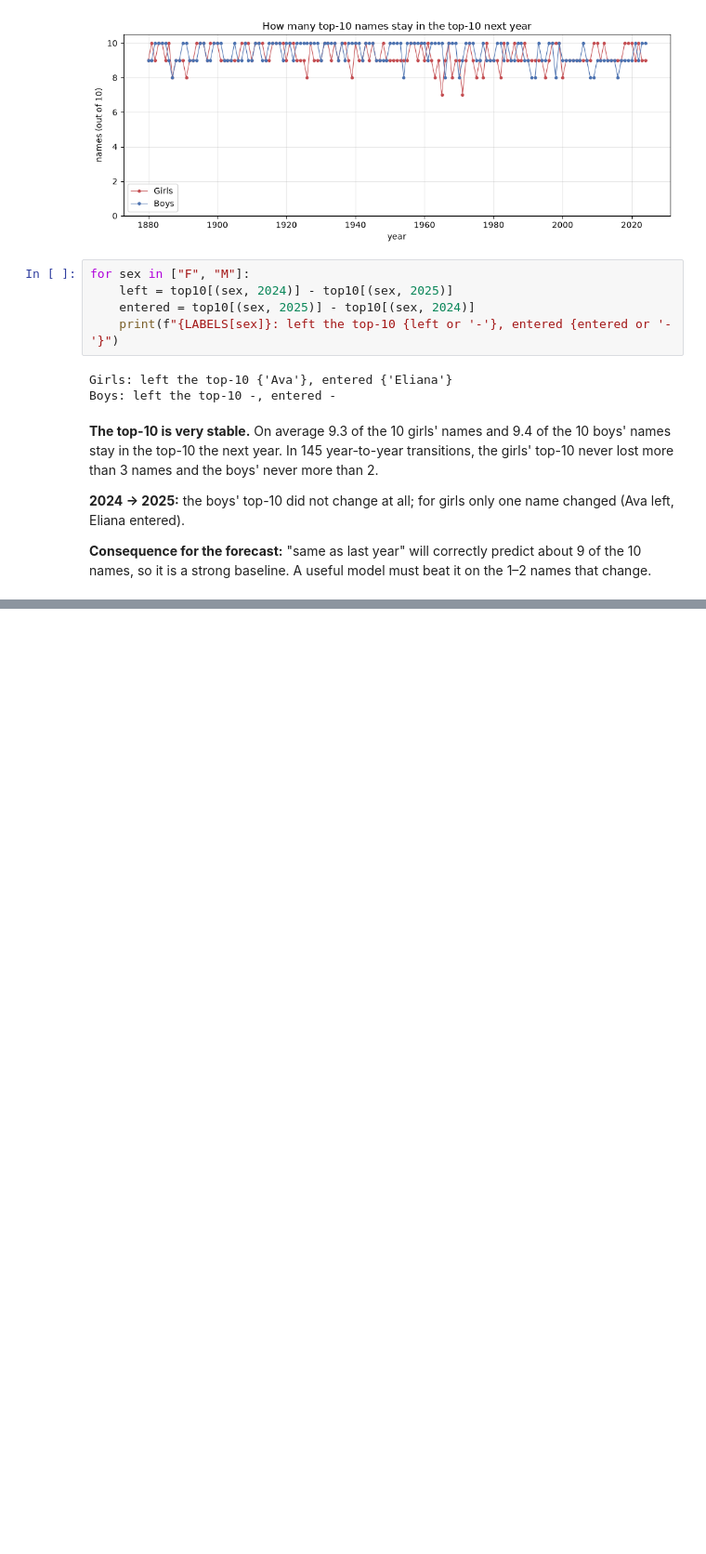
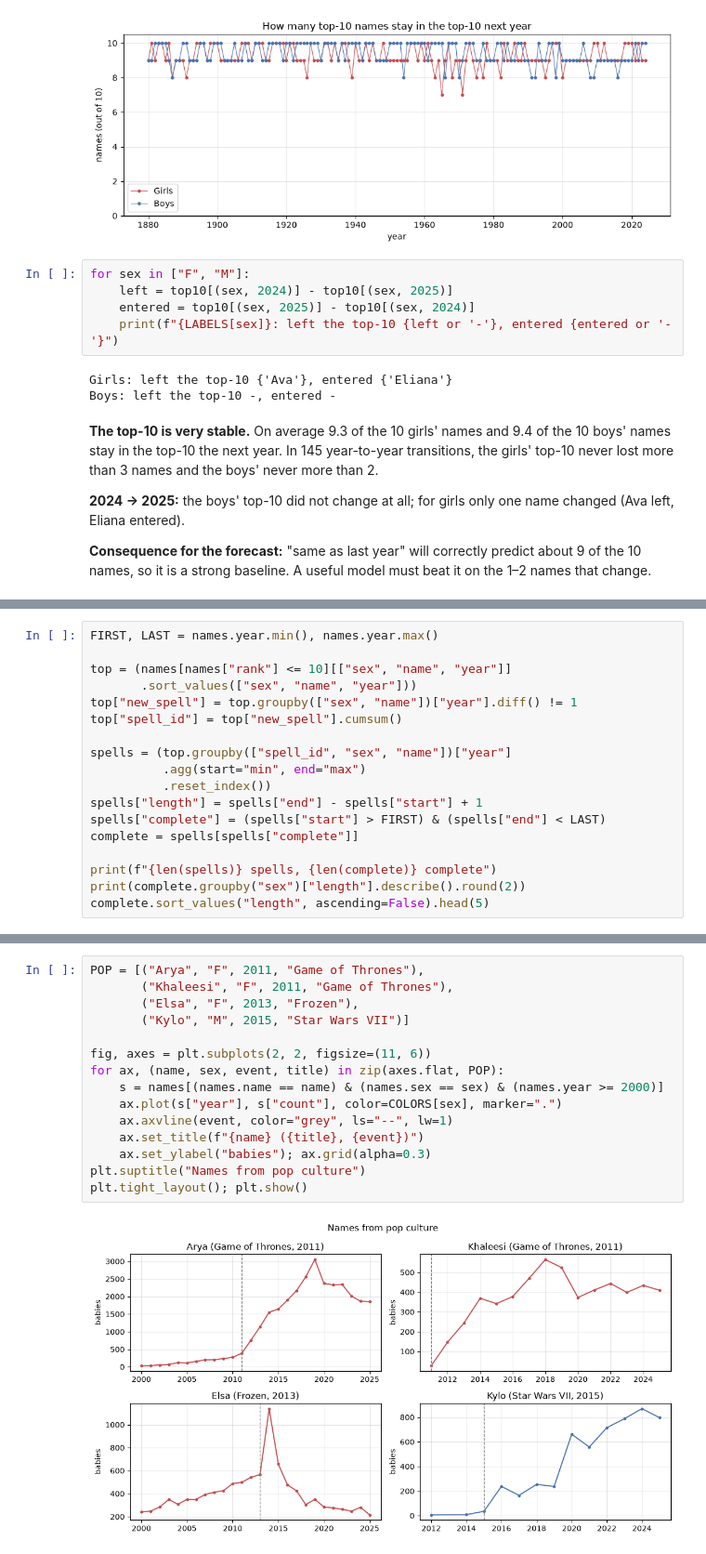
Before and after one commit to annaring2023/names_2027, a Jupyter notebook: part_B_diversity.ipynb, the cells around one changed output, grey strips where cells are left out. Shown at 93% size. Saved outputs shown, nothing was run; the diff lists cells and outputs as text; blank space fills up the shorter version.

```diff
--- a/part_B_diversity.ipynb
+++ b/part_B_diversity.ipynb
@@ -253,0 +263,18 @@ names stay in the top-10 the next year.  In 145 year-to-year transitions, the gi
+# %%
+FIRST, LAST = names.year.min(), names.year.max()
+
+top = (names[names["rank"] <= 10][["sex", "name", "year"]]
+       .sort_values(["sex", "name", "year"]))
+top["new_spell"] = top.groupby(["sex", "name"])["year"].diff() != 1
+top["spell_id"] = top["new_spell"].cumsum()
+
+spells = (top.groupby(["spell_id", "sex", "name"])["year"]
+          .agg(start="min", end="max")
+          .reset_index())
+spells["length"] = spells["end"] - spells["start"] + 1
+spells["complete"] = (spells["start"] > FIRST) & (spells["end"] < LAST)
+complete = spells[spells["complete"]]
+
+print(f"{len(spells)} spells, {len(complete)} complete")
+print(complete.groupby("sex")["length"].describe().round(2))
+complete.sort_values("length", ascending=False).head(5)
@@ -253,0 +394,17 @@ names stay in the top-10 the next year.  In 145 year-to-year transitions, the gi
+# %%
+POP = [("Arya", "F", 2011, "Game of Thrones"),
+       ("Khaleesi", "F", 2011, "Game of Thrones"),
+       ("Elsa", "F", 2013, "Frozen"),
+       ("Kylo", "M", 2015, "Star Wars VII")]
+
+fig, axes = plt.subplots(2, 2, figsize=(11, 6))
+for ax, (name, sex, event, title) in zip(axes.flat, POP):
+    s = names[(names.name == name) & (names.sex == sex) & (names.year >= 2000)]
+    ax.plot(s["year"], s["count"], color=COLORS[sex], marker=".")
+    ax.axvline(event, color="grey", ls="--", lw=1)
+    ax.set_title(f"{name} ({title}, {event})")
+    ax.set_ylabel("babies"); ax.grid(alpha=0.3)
+plt.suptitle("Names from pop culture")
+plt.tight_layout(); plt.show()
+# %% [output]
+[figure, added]
```
Also changed, not shown: parts of 13 cells of this notebook.
